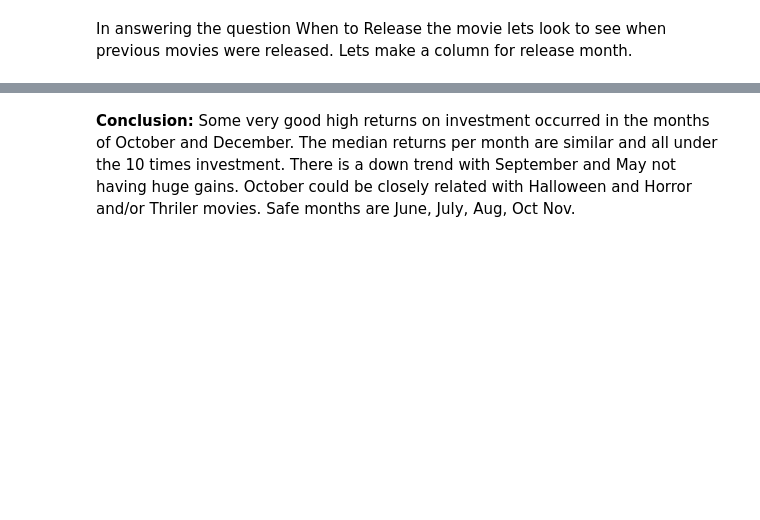
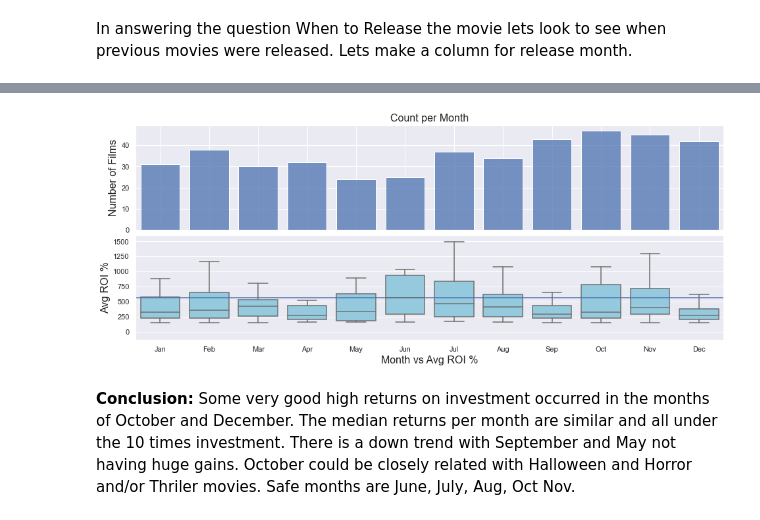
Before and after one commit to SunTzuLombardi/MovieStudioCapstone, a Jupyter notebook: MovieStudoProject.ipynb, the cells around one changed output, grey strips where cells are left out. Cells and saved outputs as stored; diff of their text form; code cells hidden in the pictures; blank space fills up the shorter version.

```diff
--- a/MovieStudoProject.ipynb
+++ b/MovieStudoProject.ipynb
@@ -2147,18 +2308,25 @@ df_budget_genres.sort_values(by='month', inplace=True)
 # %%
 ##Histplot of movies release in month
 sns.set(style="darkgrid")
 fig, (ax1, ax2) = plt.subplots(figsize=(16,6),nrows =2, ncols=1,sharex=True ,sharey=False)
 ax1 = sns.histplot(df_budget_genres, x="release_month",bins=12,shrink=.8, ax=ax1)
-ax1.set(xlabel = 'Month of Film Release', ylabel='Number of Films', title='Count per Month')
+ax1.set_xlabel(xlabel = 'Month of Film Release', fontsize = 16)
+ax1.set_ylabel(ylabel='Number of Films',fontsize = 16)
+ax1.set_title(label='Count per Month',fontsize = 16)
 
 sns.boxplot(x='release_month',y='roi_percent',data=df_budget_genres,ax=ax2,
-            palette='cool',fliersize=0)
-ax2.set(xlabel = 'Month vs ROI %', ylabel='ROI %', )
+            color='skyblue' ,fliersize=0)
+ax2.set_xlabel(xlabel= 'Month vs Avg ROI %', fontsize = 16)
+ax2.set_ylabel(ylabel='Avg ROI %', fontsize = 16)
+
+
 ax2.set_ylim(top=1600)
 ax2.axhline(y=570)
 
 plt.subplots_adjust(wspace=0.8, hspace=0.05)
 plt.show();
+# %% [output]
+[figure, added]
 # %% [markdown]
 __Conclusion:__  Some very good high returns on investment occurred in the months of October and December.  The median returns per month are similar and all under the 10 times investment.  There is a down trend with September and May not having huge gains.  October could be closely related with Halloween and Horror and/or Thriler movies.  Safe months are June, July, Aug, Oct Nov.
 # %% [markdown]
```
Also changed, not shown: parts of 45 cells of this notebook, 7 other files.
